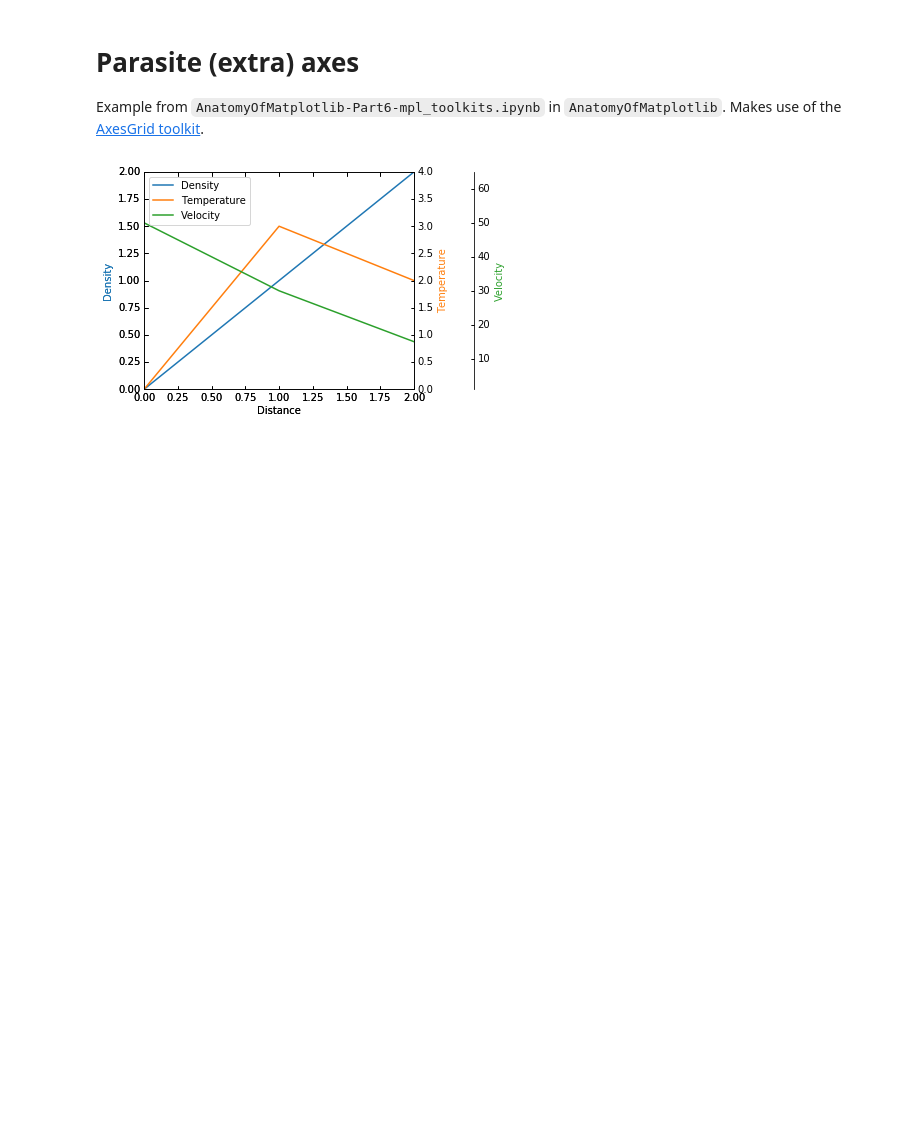
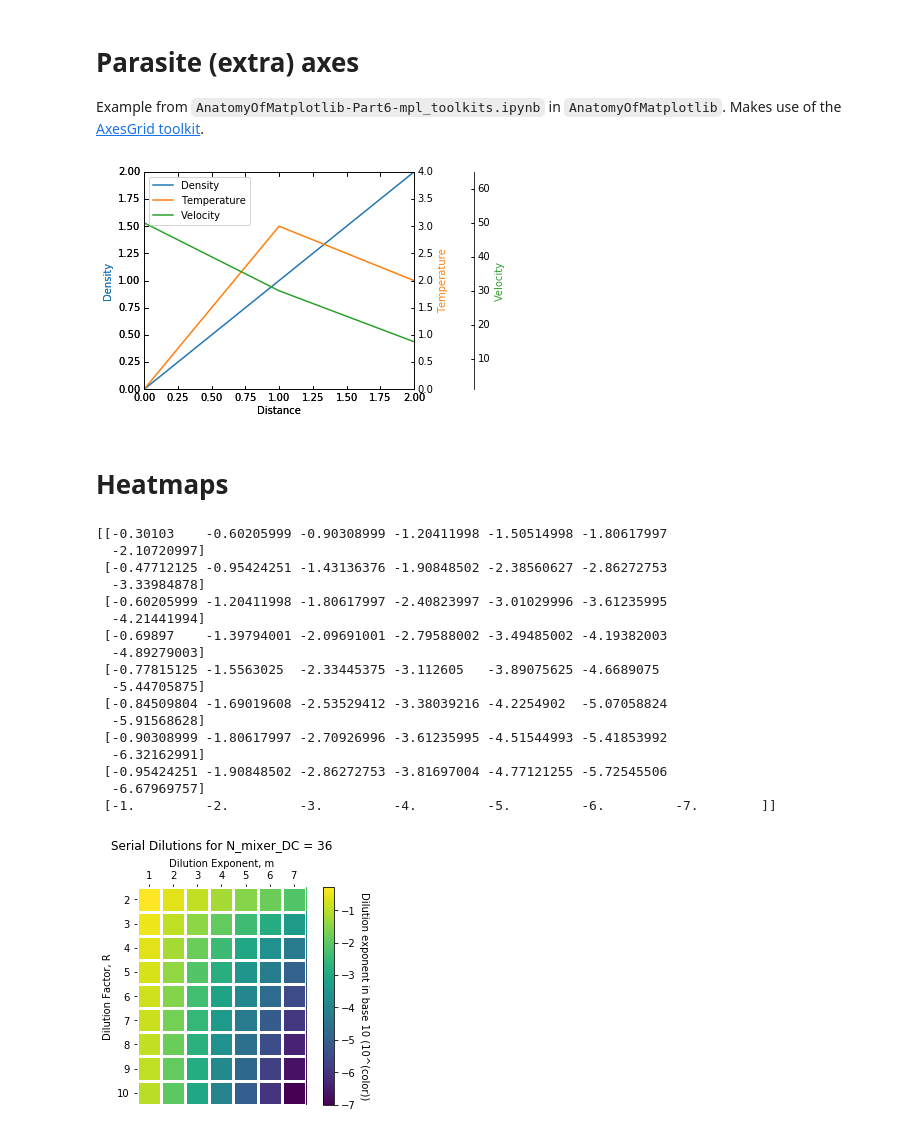
Before and after one commit to gregnordin/notes_to_self, a Jupyter notebook: python/matplotlib_notes.ipynb, the cells around one changed output. Saved outputs shown, nothing was run; the diff lists cells and outputs as text; code cells hidden in the pictures; blank space fills up the shorter version.

Commit message:
Add heatmap plot

```diff
--- a/python/matplotlib_notes.ipynb
+++ b/python/matplotlib_notes.ipynb
@@ -567,3 +567,80 @@ par2.axis["right"].label.set_color(p3.get_color())
 plt.show()
 # %% [output]
 [figure]
+# %% [markdown]
+# Heatmaps
+# %%
+N_mixer_DC = 36
+
+R = np.arange(2, 11)
+M = np.arange(1,8)
+Rm = np.zeros((len(R),len(M)))
+
+for r in R:
+    test_value = math.log(N_mixer_DC, r)
+    index = int(test_value)
+#     print(r, test_value, index)
+    for m in M:
+        Rm[r-2,m-1] = math.log(1./(r**m), 10)
+#         if m <= math.log(N_mixer_DC, r):
+#             Rm[r-2,m-1] = math.log(1./(r**m), 10)
+print(Rm)
+
+# See https://matplotlib.org/gallery/images_contours_and_fields/image_annotated_heatmap.html
+
+fig, ax = plt.subplots()
+im = ax.imshow(Rm)
+
+# Create colorbar
+cbar = ax.figure.colorbar(im, ax=ax)
+cbar.ax.set_ylabel('Dilution exponent in base 10 (10^(color))', rotation=-90, va="bottom")
+
+# We want to show all ticks...
+ax.set_xticks(np.arange(len(M)))
+ax.set_yticks(np.arange(len(R)))
+# ... and label them with the respective list entries
+ax.set_xticklabels(M)
+ax.set_yticklabels(R)
+# Let the horizontal axes labeling appear on top
+ax.tick_params(top=True, bottom=False,
+               labeltop=True, labelbottom=False)
+
+# Turn spines off and create white grid.
+for edge, spine in ax.spines.items():
+    spine.set_visible(False)
+ax.set_xticks(np.arange(Rm.shape[1]+1)-.5, minor=True)
+ax.set_yticks(np.arange(Rm.shape[0]+1)-.5, minor=True)
+ax.grid(which="minor", color="w", linestyle='-', linewidth=3)
+ax.tick_params(which="minor", bottom=False, left=False)
+
+ax.xaxis.set_label_position('top')
+ax.set_xlabel('Dilution Exponent, m')
+ax.set_ylabel('Dilution Factor, R',  )
+
+# # Loop over data dimensions and create text annotations.
+# for i in range(len(vegetables)):
+#     for j in range(len(farmers)):
+#         text = ax.text(j, i, harvest[i, j],
+#                        ha="center", va="center", color="w")
+
+ax.set_title("Serial Dilutions for N_mixer_DC = {}".format(N_mixer_DC), y=1.15);
+# fig.tight_layout()
+# %% [output]
+[[-0.30103    -0.60205999 -0.90308999 -1.20411998 -1.50514998 -1.80617997
+  -2.10720997]
+ [-0.47712125 -0.95424251 -1.43136376 -1.90848502 -2.38560627 -2.86272753
+  -3.33984878]
+ [-0.60205999 -1.20411998 -1.80617997 -2.40823997 -3.01029996 -3.61235995
+  -4.21441994]
+ [-0.69897    -1.39794001 -2.09691001 -2.79588002 -3.49485002 -4.19382003
+  -4.89279003]
+ [-0.77815125 -1.5563025  -2.33445375 -3.112605   -3.89075625 -4.6689075
+  -5.44705875]
+ [-0.84509804 -1.69019608 -2.53529412 -3.38039216 -4.2254902  -5.07058824
+  -5.91568628]
+ [-0.90308999 -1.80617997 -2.70926996 -3.61235995 -4.51544993 -5.41853992
+  -6.32162991]
+ [-0.95424251 -1.90848502 -2.86272753 -3.81697004 -4.77121255 -5.72545506
+  -6.67969757]
+ [-1.         -2.         -3.         -4.         -5.         -6.         -7.        ]]
+[figure, added]
```
